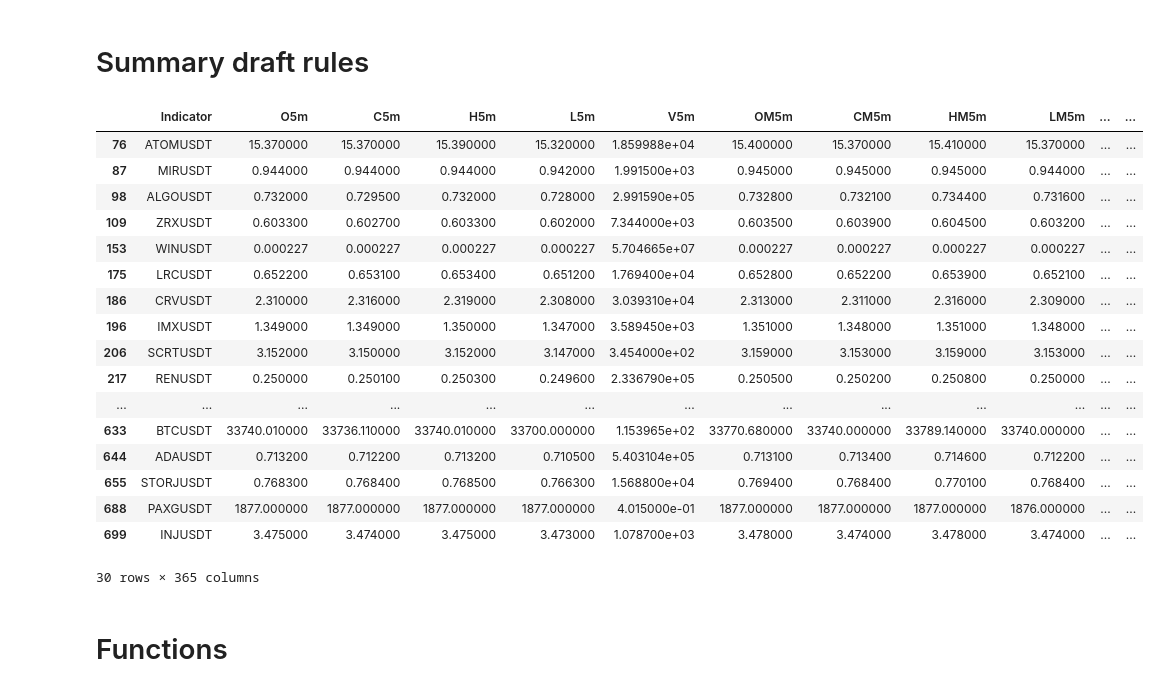
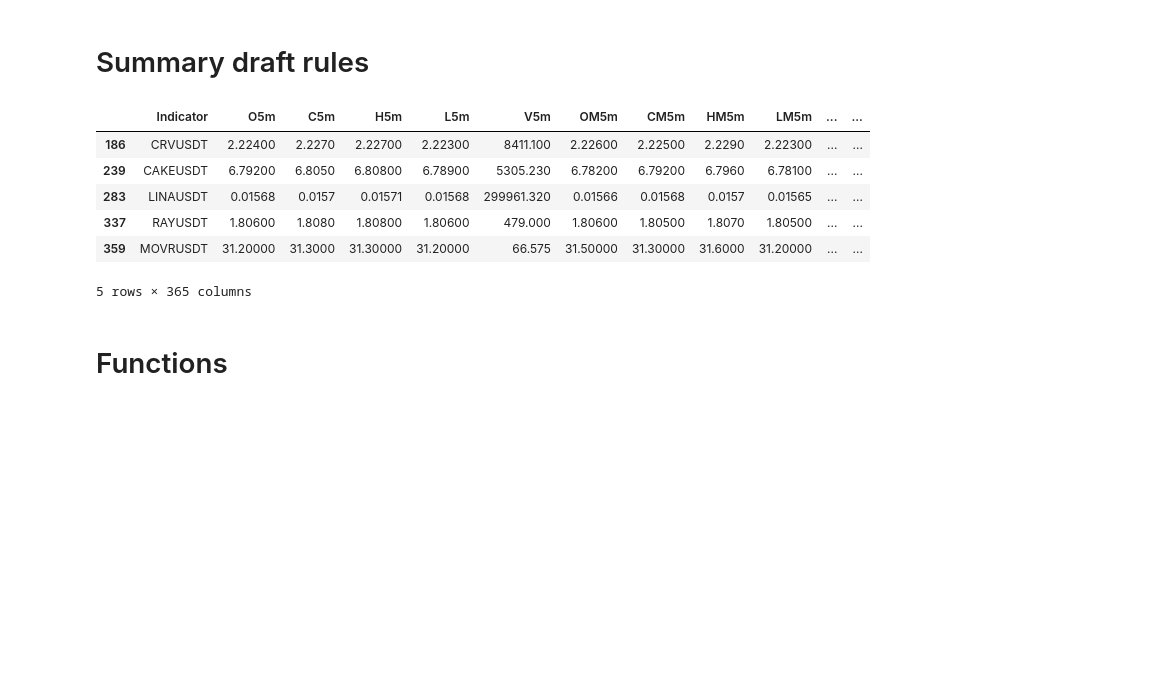
Before and after one commit to hjabbour/ML, a Jupyter notebook: STRSIMACDSMATOPBOTTOM-ML-Draft.ipynb, the cells around one changed output. Drawn from its saved outputs; the diff is of its cells as text; code cells hidden in the pictures; blank space fills up the shorter version.

```diff
--- a/STRSIMACDSMATOPBOTTOM-ML-Draft.ipynb
+++ b/STRSIMACDSMATOPBOTTOM-ML-Draft.ipynb
@@ -323,8 +323,8 @@ HILO2h = (final['BOTTOMP2h'] > final['BOTTOMPM2h'])
 
 MACDU1w = (final['MACD1w'] > final['MACDM1w'])
 MACDD1w = (final['MACD1w'] < final['MACDM1w'])
-MACDGAPU1w = ((final['MACD1w'] - final['MACDSIGNAL1w']) < (final['MACDM1w'] - final['MACDSIGNALM1w']) )
-MACDGAPD1w = ((final['MACD1w'] - final['MACDSIGNAL1w']) > (final['MACDM1w'] - final['MACDSIGNALM1w']) )
+MACDGAPU1w = (((abs(final['MACD1w']) - abs(final['MACDSIGNAL1w'])) > (abs(final['MACDM1w']) - abs(final['MACDSIGNALM1w']))) & (abs(final['MACD1w']) < abs(final['MACDSIGNAL1w'])))
+MACDGAPD1w = (((abs(final['MACD1w']) - abs(final['MACDSIGNAL1w'])) < (abs(final['MACDM1w']) - abs(final['MACDSIGNALM1w']))) & (abs(final['MACD1w']) < abs(final['MACDSIGNAL1w'])))
 MACDCROSS1w =  (final['MACD1w'] > final['MACDSIGNAL1w'])
 
 
@@ -652,11 +652,15 @@ macd3dd = final.loc[(MACDGAPD3d)]
 macd1du = final.loc[(MACDGAPU1d)]
 macd1dd = final.loc[(MACDGAPD1d)]
 
+macd1wu = final.loc[(MACDGAPU1w)]
+macd1wd = final.loc[(MACDGAPD1w)]
+
 macd3d1d = final.loc[(MACDGAPD1d &  (MACDGAPD3d)  & rule3dRSIup & rule1dRSIup )]
 macd1dcross = final.loc[MACDCROSS1d]
 macd12hcross = final.loc[MACDCROSS12h]
 macd8hcross = final.loc[MACDCROSS8h]
 macd4hcross = final.loc[MACDCROSS4h]
+stoch1d = final.loc[rule1dkup]
 
 macd3dd
 #macd12hcross
@@ -669,50 +673,42 @@ macd3dd
 #pmacdu['diffm']=abs(macd3du['MACDM3d'])-abs(macd3du['MACDSIGNALM3d'])
 
 #pmacdd = macd3dd[['Indicator','MACD3d','MACDSIGNAL3d','MACDM3d','MACDSIGNALM3d']]
 #pmacdd['diff']=abs(macd3dd['MACD3d'])-abs(macd3dd['MACDSIGNAL3d'])
 #pmacdd['diffm']=abs(macd3dd['MACDM3d'])-abs(macd3dd['MACDSIGNALM3d'])
 
 test = final[['Indicator','BOTTOMP1h','BOTTOMPM1h','TOPP1h','TOPPM1h']]
 test15 = final[['Indicator','BOTTOMP15m','BOTTOMPM15m','TOPP15m','TOPPM15m']]
 test5 = final[['Indicator','BOTTOMP5m','BOTTOMPM5m','TOPP5m','TOPPM5m']]
 test30 = final[['Indicator','BOTTOMP30m','BOTTOMPM30m','TOPP30m','TOPPM30m']]
 
 
 higherhi = test15.loc[HIHI15m & HILO15m]
 #higherhi = test30.loc[HIHI30m & HILO30m]
 #higherhi = test.loc[HIHI1h & HILO1h]
 #higherhi = test5.loc[HIHI5m & HILO5m]
 #higherhi = test15.loc[HIHI15m ]
 #higherhi = test.loc[HIHI1h]
 #higherhi = test5.loc[HIHI5m ]
 #higherlo = test5.loc[HILO5m ]
 #higherlo = test15.loc[HILO15m ]
 
 
 higherhi
 macd3dd
 #macd3du
 macd1dd
 macd1du
+stoch1d
+macd1wd
+macd1wu
 # %% [output]
 |  | Indicator | O5m | C5m | H5m | L5m | V5m | OM5m | CM5m | HM5m | LM5m | ... | ... |
-| 76 | ATOMUSDT | 15.370000 | 15.370000 | 15.390000 | 15.320000 | 1.859988e+04 | 15.400000 | 15.370000 | 15.410000 | 15.370000 | ... | ... |
-| 87 | MIRUSDT | 0.944000 | 0.944000 | 0.944000 | 0.942000 | 1.991500e+03 | 0.945000 | 0.945000 | 0.945000 | 0.944000 | ... | ... |
-| 98 | ALGOUSDT | 0.732000 | 0.729500 | 0.732000 | 0.728000 | 2.991590e+05 | 0.732800 | 0.732100 | 0.734400 | 0.731600 | ... | ... |
-| 109 | ZRXUSDT | 0.603300 | 0.602700 | 0.603300 | 0.602000 | 7.344000e+03 | 0.603500 | 0.603900 | 0.604500 | 0.603200 | ... | ... |
-| 153 | WINUSDT | 0.000227 | 0.000227 | 0.000227 | 0.000227 | 5.704665e+07 | 0.000227 | 0.000227 | 0.000227 | 0.000227 | ... | ... |
-| 175 | LRCUSDT | 0.652200 | 0.653100 | 0.653400 | 0.651200 | 1.769400e+04 | 0.652800 | 0.652200 | 0.653900 | 0.652100 | ... | ... |
-| 186 | CRVUSDT | 2.310000 | 2.316000 | 2.319000 | 2.308000 | 3.039310e+04 | 2.313000 | 2.311000 | 2.316000 | 2.309000 | ... | ... |
-| 196 | IMXUSDT | 1.349000 | 1.349000 | 1.350000 | 1.347000 | 3.589450e+03 | 1.351000 | 1.348000 | 1.351000 | 1.348000 | ... | ... |
-| 206 | SCRTUSDT | 3.152000 | 3.150000 | 3.152000 | 3.147000 | 3.454000e+02 | 3.159000 | 3.153000 | 3.159000 | 3.153000 | ... | ... |
-| 217 | RENUSDT | 0.250000 | 0.250100 | 0.250300 | 0.249600 | 2.336790e+05 | 0.250500 | 0.250200 | 0.250800 | 0.250000 | ... | ... |
-| ... | ... | ... | ... | ... | ... | ... | ... | ... | ... | ... | ... | ... |
-| 633 | BTCUSDT | 33740.010000 | 33736.110000 | 33740.010000 | 33700.000000 | 1.153965e+02 | 33770.680000 | 33740.000000 | 33789.140000 | 33740.000000 | ... | ... |
-| 644 | ADAUSDT | 0.713200 | 0.712200 | 0.713200 | 0.710500 | 5.403104e+05 | 0.713100 | 0.713400 | 0.714600 | 0.712200 | ... | ... |
-| 655 | STORJUSDT | 0.768300 | 0.768400 | 0.768500 | 0.766300 | 1.568800e+04 | 0.769400 | 0.768400 | 0.770100 | 0.768400 | ... | ... |
-| 688 | PAXGUSDT | 1877.000000 | 1877.000000 | 1877.000000 | 1877.000000 | 4.015000e-01 | 1877.000000 | 1877.000000 | 1877.000000 | 1876.000000 | ... | ... |
-| 699 | INJUSDT | 3.475000 | 3.474000 | 3.475000 | 3.473000 | 1.078700e+03 | 3.478000 | 3.474000 | 3.478000 | 3.474000 | ... | ... |
+| 186 | CRVUSDT | 2.22400 | 2.2270 | 2.22700 | 2.22300 | 8411.100 | 2.22600 | 2.22500 | 2.2290 | 2.22300 | ... | ... |
+| 239 | CAKEUSDT | 6.79200 | 6.8050 | 6.80800 | 6.78900 | 5305.230 | 6.78200 | 6.79200 | 6.7960 | 6.78100 | ... | ... |
+| 283 | LINAUSDT | 0.01568 | 0.0157 | 0.01571 | 0.01568 | 299961.320 | 0.01566 | 0.01568 | 0.0157 | 0.01565 | ... | ... |
+| 337 | RAYUSDT | 1.80600 | 1.8080 | 1.80800 | 1.80600 | 479.000 | 1.80600 | 1.80500 | 1.8070 | 1.80500 | ... | ... |
+| 359 | MOVRUSDT | 31.20000 | 31.3000 | 31.30000 | 31.20000 | 66.575 | 31.50000 | 31.30000 | 31.6000 | 31.20000 | ... | ... |
-30 rows × 365 columns
+5 rows × 365 columns
 # %% [markdown]
 # Functions
 # %%
```
Also changed, not shown: parts of 42 cells of this notebook.
